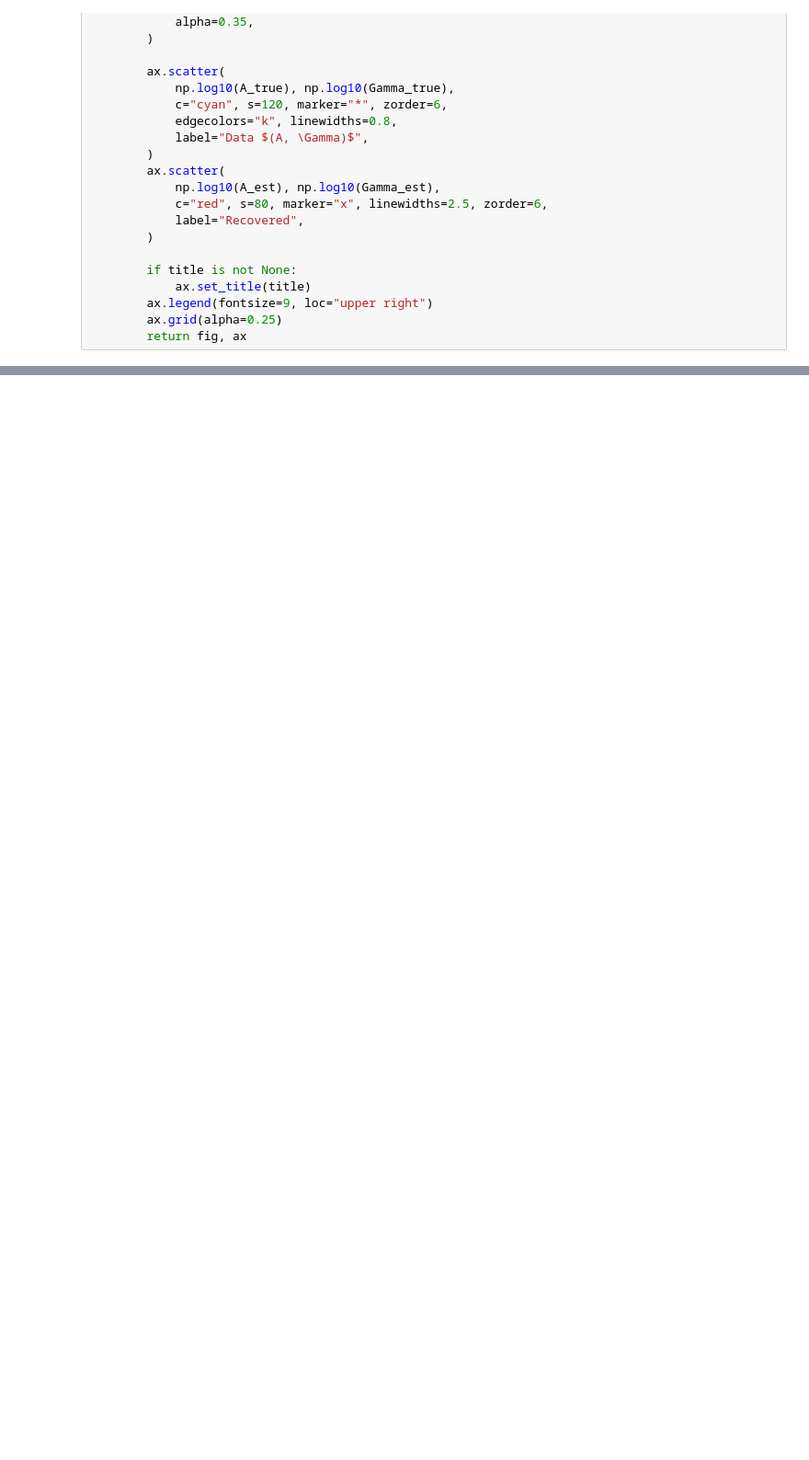
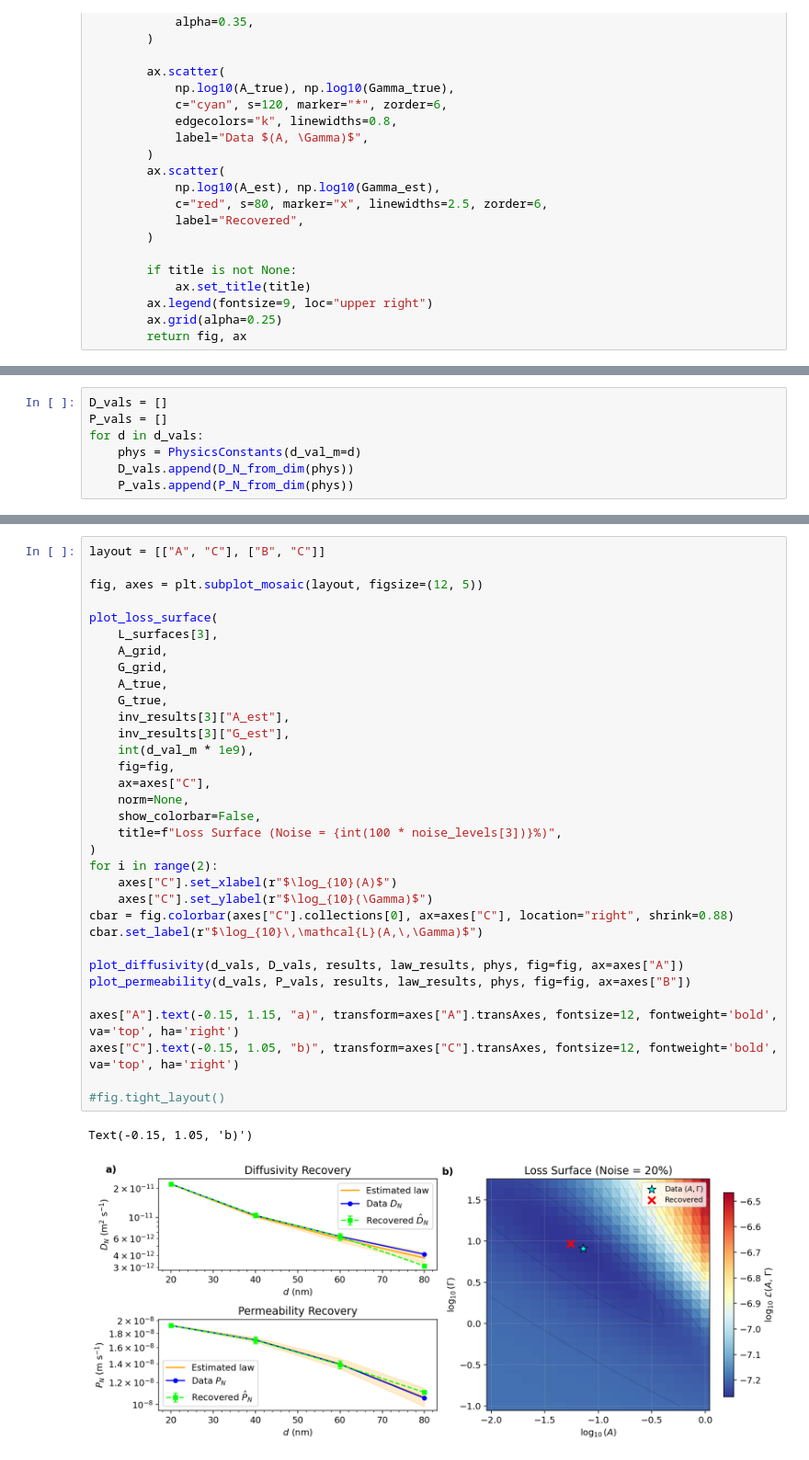
Before and after one commit to mgalexan/NPSurr, a Jupyter notebook: notebooks/profile_inversion_figs.ipynb, the cells around one changed output, grey strips where cells are left out. Shown at 92% size. Drawn from its saved outputs; the diff is of its cells as text; blank space fills up the shorter version.

```diff
--- a/notebooks/profile_inversion_figs.ipynb
+++ b/notebooks/profile_inversion_figs.ipynb
@@ -158,0 +224,7 @@ plt.show()
+# %%
+D_vals = []
+P_vals = []
+for d in d_vals:
+    phys = PhysicsConstants(d_val_m=d)
+    D_vals.append(D_N_from_dim(phys))
+    P_vals.append(P_N_from_dim(phys))
@@ -159,3 +323,39 @@ plt.show()
+# %%
+layout = [["A", "C"], ["B", "C"]]
+
+fig, axes = plt.subplot_mosaic(layout, figsize=(12, 5))
+
+plot_loss_surface(
+    L_surfaces[3],
+    A_grid,
+    G_grid,
+    A_true,
+    G_true,
+    inv_results[3]["A_est"],
+    inv_results[3]["G_est"],
+    int(d_val_m * 1e9),
+    fig=fig,
+    ax=axes["C"],
+    norm=None,
+    show_colorbar=False,
+    title=f"Loss Surface (Noise = {int(100 * noise_levels[3])}%)",
+)
+for i in range(2):
+    axes["C"].set_xlabel(r"$\log_{10}(A)$")
+    axes["C"].set_ylabel(r"$\log_{10}(\Gamma)$")
+cbar = fig.colorbar(axes["C"].collections[0], ax=axes["C"], location="right", shrink=0.88)
+cbar.set_label(r"$\log_{10}\,\mathcal{L}(A,\,\Gamma)$")
+
+plot_diffusivity(d_vals, D_vals, results, law_results, phys, fig=fig, ax=axes["A"])
+plot_permeability(d_vals, P_vals, results, law_results, phys, fig=fig, ax=axes["B"])
+
+axes["A"].text(-0.15, 1.15, "a)", transform=axes["A"].transAxes, fontsize=12, fontweight='bold', va='top', ha='right')
+axes["C"].text(-0.15, 1.05, "b)", transform=axes["C"].transAxes, fontsize=12, fontweight='bold', va='top', ha='right')
+
+#fig.tight_layout()
+# %% [output]
+Text(-0.15, 1.05, 'b)')
+[figure, added]
 # %%
 
 num_of_obs = [1, 2, 4, 8, 20, 50, 100]
```
Also changed, not shown: parts of 18 cells of this notebook, 34 other files.
